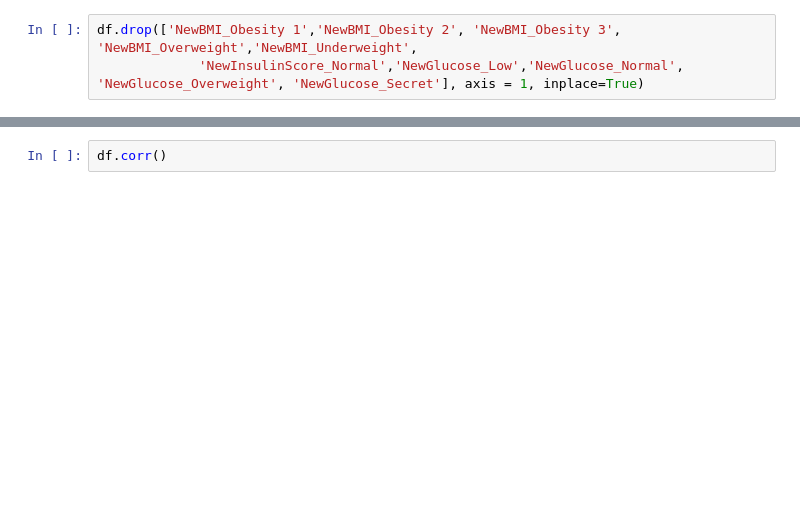
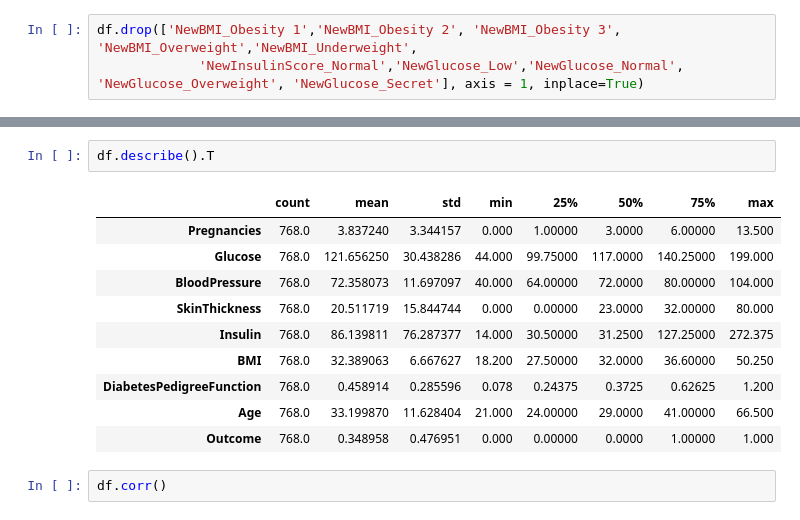
Before and after one commit to yangedward92/Project-4-Group-7, a Jupyter notebook: Pima Indian Heritage Diabetes.ipynb, the cells around one changed output, grey strips where cells are left out. Saved outputs shown, nothing was run; the diff lists cells and outputs as text; blank space fills up the shorter version.

```diff
--- a/Pima Indian Heritage Diabetes.ipynb
+++ b/Pima Indian Heritage Diabetes.ipynb
@@ -354,6 +354,19 @@ df.head()
 | 3 | 8.0 | 183.0 | 64.0 | 0.0 | 30.5 | 23.3 | 0.672 | 32.0 | ... |
 | 4 | 1.0 | 89.0 | 66.0 | 23.0 | 94.0 | 28.1 | 0.167 | 21.0 | ... |
 | 5 | 0.0 | 137.0 | 40.0 | 35.0 | 168.0 | 43.1 | 1.200 | 33.0 | ... |
+# %%
+df.describe().T
+# %% [output]
+|  | count | mean | std | min | 25% | 50% | 75% | max |
+| Pregnancies | 768.0 | 3.837240 | 3.344157 | 0.000 | 1.00000 | 3.0000 | 6.00000 | 13.500 |
+| Glucose | 768.0 | 121.656250 | 30.438286 | 44.000 | 99.75000 | 117.0000 | 140.25000 | 199.000 |
+| BloodPressure | 768.0 | 72.358073 | 11.697097 | 40.000 | 64.00000 | 72.0000 | 80.00000 | 104.000 |
+| SkinThickness | 768.0 | 20.511719 | 15.844744 | 0.000 | 0.00000 | 23.0000 | 32.00000 | 80.000 |
+| Insulin | 768.0 | 86.139811 | 76.287377 | 14.000 | 30.50000 | 31.2500 | 127.25000 | 272.375 |
+| BMI | 768.0 | 32.389063 | 6.667627 | 18.200 | 27.50000 | 32.0000 | 36.60000 | 50.250 |
+| DiabetesPedigreeFunction | 768.0 | 0.458914 | 0.285596 | 0.078 | 0.24375 | 0.3725 | 0.62625 | 1.200 |
+| Age | 768.0 | 33.199870 | 11.628404 | 21.000 | 24.00000 | 29.0000 | 41.00000 | 66.500 |
+| Outcome | 768.0 | 0.348958 | 0.476951 | 0.000 | 0.00000 | 0.0000 | 1.00000 | 1.000 |
 # %%
 df.corr()
 # %% [output]
```
Also changed, not shown: 3 other files.
